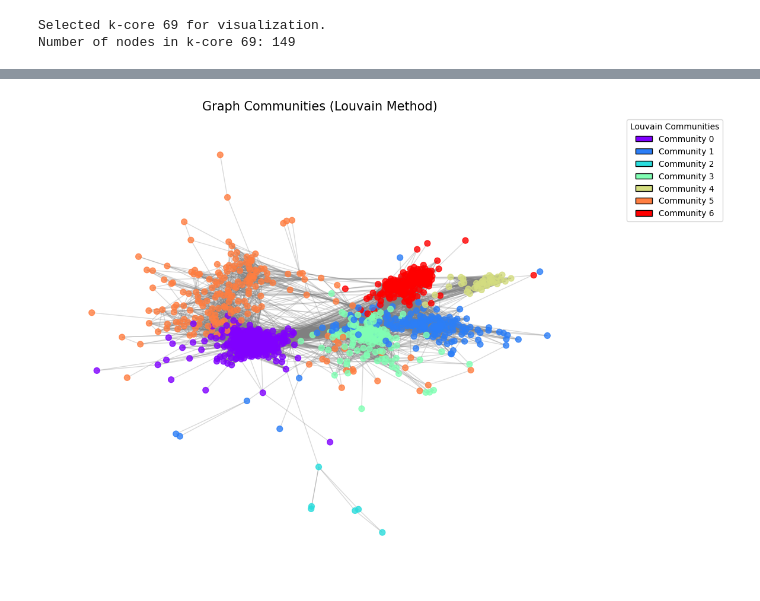
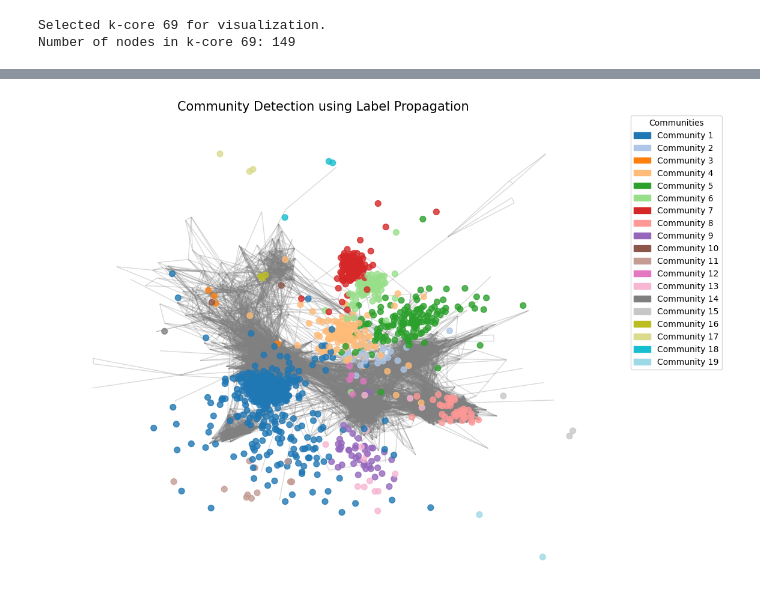
Before and after one commit to Toan510/DataAnalyst_STROKE, a Jupyter notebook: exerciese/HW3/code/hw3_p2.ipynb, the cells around one changed output, grey strips where cells are left out. Cells and saved outputs as stored; diff of their text form; code cells hidden in the pictures.

```diff
--- a/exerciese/HW3/code/hw3_p2.ipynb
+++ b/exerciese/HW3/code/hw3_p2.ipynb
@@ -506,0 +438,10 @@ Now that the node colors are generated, I will draw the graph `G` using `nx.spri
+# %%
+import networkx.algorithms.community as nx_comm
+
+label_propagation_communities = list(nx_comm.label_propagation_communities(G))
+
+lp_num_communities = len(label_propagation_communities)
+lp_largest_community_size = max(len(c) for c in label_propagation_communities)
+
+print(f"Total number of communities found: {lp_num_communities}")
+print(f"Size of the largest community: {lp_largest_community_size}")
@@ -507,19 +540,32 @@ Now that the node colors are generated, I will draw the graph `G` using `nx.spri
 # %%
+import matplotlib.patches as mpatches
+
+node_to_community = {}
+for i, community in enumerate(label_propagation_communities):
+    for node in community:
+        node_to_community[node] = i
+
+# Get a colormap with enough distinct colors for all communities
+colors = plt.get_cmap('tab20', lp_num_communities)
+
+# Create a list of colors for each node based on its community
+node_colors = [colors(node_to_community[node]) for node in G.nodes()]
+
 plt.figure(figsize=(12, 10))
 
-# Draw nodes with community-based colors
-pos = nx.spring_layout(G, seed=42) # For consistent layout
-nx.draw_networkx_nodes(G, pos, node_color=node_colors, node_size=50, alpha=0.8)
-nx.draw_networkx_edges(G, pos, edge_color='gray', alpha=0.3)
+# Draw nodes with community-specific colors
+nx.draw_networkx_nodes(G, pos=nx.spring_layout(G), node_color=node_colors, node_size=50, alpha=0.8)
+# Draw edges
+nx.draw_networkx_edges(G, pos=nx.spring_layout(G), edge_color='gray', alpha=0.3)
 
-# Create a legend
-patch_list = []
-for community_id, color in community_colors_map.items():
-    patch_list.append(plt.Rectangle((0, 0), 1, 1, fc=color, edgecolor='black', label=f'Community {community_id}'))
+# Create legend patches
+legend_patches = []
+for i in range(lp_num_communities):
+    legend_patches.append(mpatches.Patch(color=colors(i), label=f'Community {i+1}'))
 
-plt.legend(handles=patch_list, title="Louvain Communities", bbox_to_anchor=(1.05, 1), loc='upper left')
-plt.title('Graph Communities (Louvain Method)', size=15)
+plt.legend(handles=legend_patches, title='Communities', bbox_to_anchor=(1.05, 1), loc='upper left', borderaxespad=0.)
+plt.title('Community Detection using Label Propagation', size=15)
 plt.axis('off')
 plt.show()
 # %% [output]
-[figure, old version]
+[figure, new version]
```
Also changed, not shown: parts of 21 cells of this notebook.
